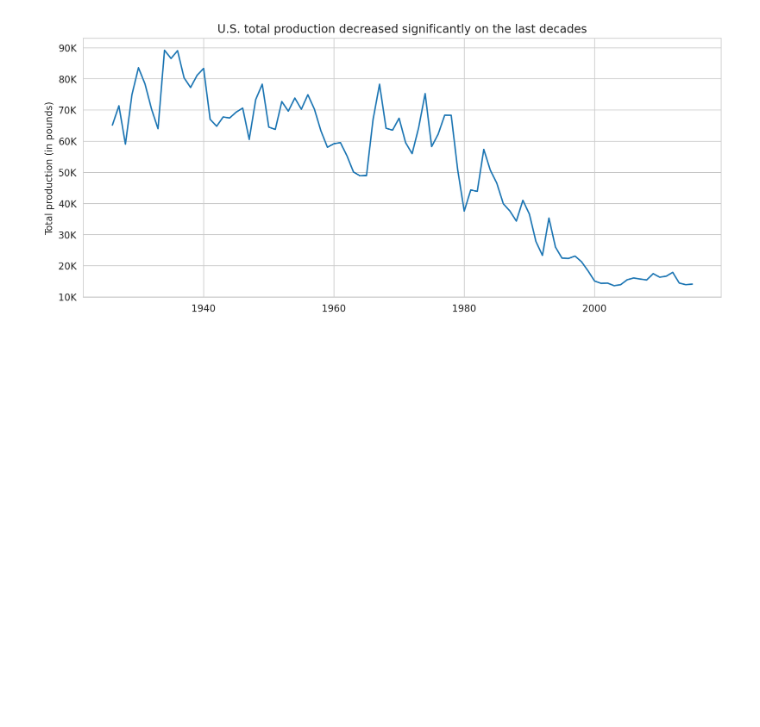
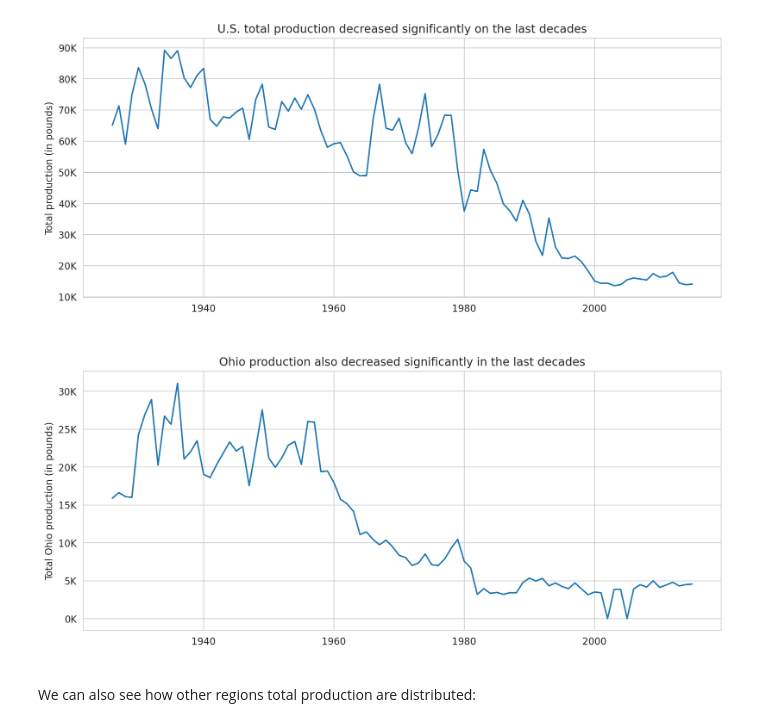
Before and after one commit to tayrone/tidy_tuesday_python, a Jupyter notebook: fishing_210608.ipynb, the cells around one changed output. Cells and saved outputs as stored; diff of their text form; code cells hidden in the pictures; blank space fills up the shorter version.

```diff
--- a/fishing_210608.ipynb
+++ b/fishing_210608.ipynb
@@ -182,0 +176,27 @@ test.drop(columns = ['region_max', 'region_min'], inplace = True)
+# %%
+region_production = region_production.merge(region_max_min, on = "region")
+
+region_production = region_production[region_production.region_max > 10000]
+region_production = region_production[region_production.region_min > 0]
+
+
+region_production.drop(columns = ['region_max', 'region_min'], inplace = True)
+# %%
+region_production = region_production.pivot(columns = 'region',
+                                            values = 'region_production',
+                                            index = 'year')
+# %%
+plt.figure(figsize = (12, 5), dpi = 200)
+
+plt.title('Ohio production also decreased significantly in the last decades')
+plt.ylabel('Total Ohio production (in pounds)')
+plt.xlabel(' ')
+
+ax = sns.lineplot(x = 'year', y = 'Ohio (OH)', data = region_production)
+
+ax.yaxis.set_major_formatter(
+    ticker.FuncFormatter(lambda x, pos: '{:,.0f}'.format(x/1000) + 'K'))
+# %% [output]
+[figure, added]
+# %% [markdown]
+We can also see how other regions total production are distributed:
```
Also changed, not shown: parts of 5 cells of this notebook.
